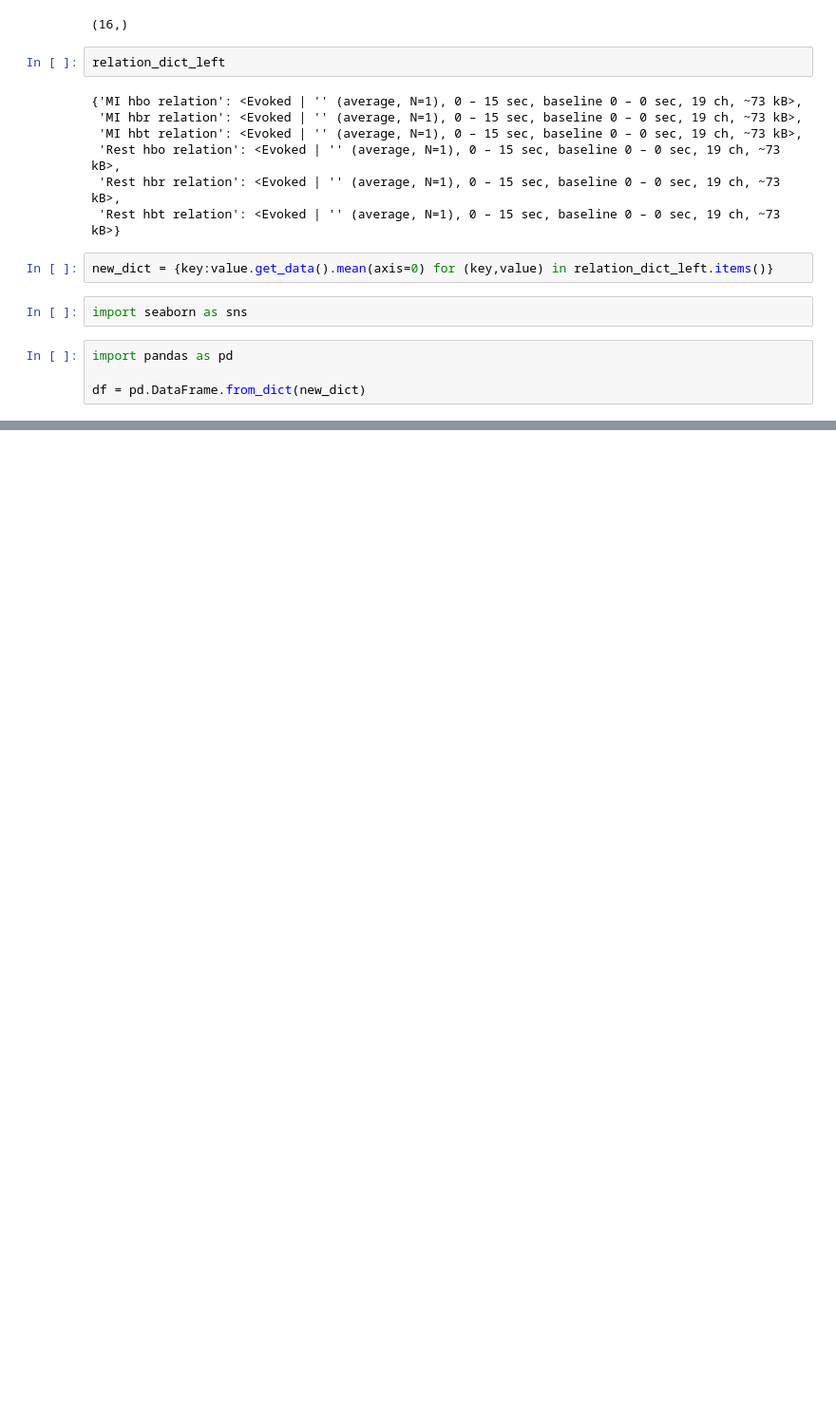
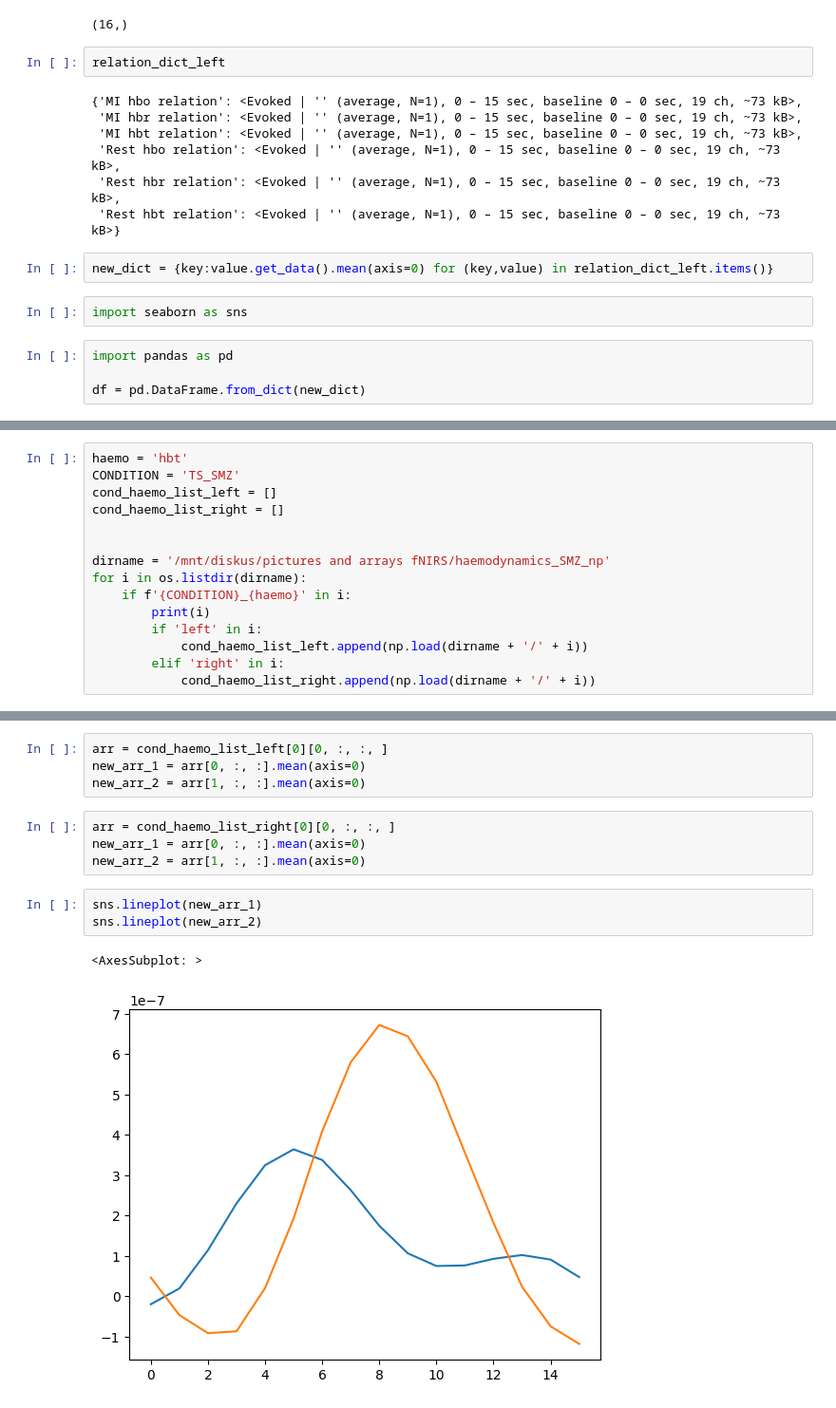
Before and after one commit to pius-desiderius/fnirs-data-analysis, a Jupyter notebook: Untitled.ipynb, the cells around one changed output, grey strips where cells are left out. Shown at 95% size. Drawn from its saved outputs; the diff is of its cells as text; blank space fills up the shorter version.

```diff
--- a/Untitled.ipynb
+++ b/Untitled.ipynb
@@ -478,0 +452,15 @@ plt.axvline(x=0, color='black', alpha=0.5)
+# %%
+haemo = 'hbt'
+CONDITION = 'TS_SMZ'
+cond_haemo_list_left = []
+cond_haemo_list_right = []
+
+
+dirname = '/mnt/diskus/pictures and arrays fNIRS/haemodynamics_SMZ_np'
+for i in os.listdir(dirname):
+    if f'{CONDITION}_{haemo}' in i:
+        print(i)
+        if 'left' in i:
+            cond_haemo_list_left.append(np.load(dirname + '/' + i))
+        elif 'right' in i:
+            cond_haemo_list_right.append(np.load(dirname + '/' + i))
@@ -478,0 +485,14 @@ plt.axvline(x=0, color='black', alpha=0.5)
+# %%
+arr = cond_haemo_list_left[0][0, :, :, ]
+new_arr_1 = arr[0, :, :].mean(axis=0)
+new_arr_2 = arr[1, :, :].mean(axis=0)
+# %%
+arr = cond_haemo_list_right[0][0, :, :, ]
+new_arr_1 = arr[0, :, :].mean(axis=0)
+new_arr_2 = arr[1, :, :].mean(axis=0)
+# %%
+sns.lineplot(new_arr_1)
+sns.lineplot(new_arr_2)
+# %% [output]
+<AxesSubplot: >
+[figure, added]
```
Also changed, not shown: parts of 4 cells of this notebook, 8 other files.
